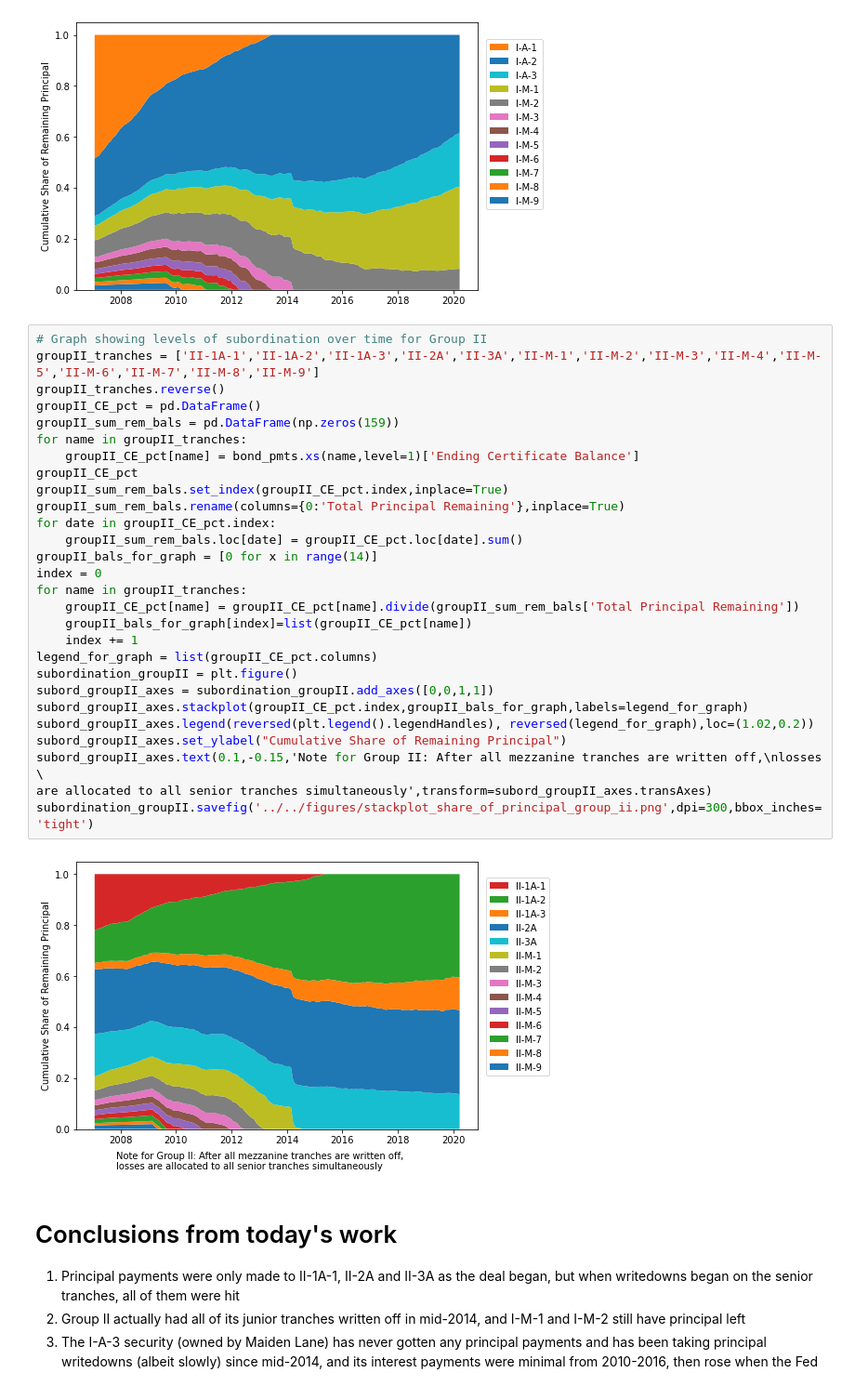
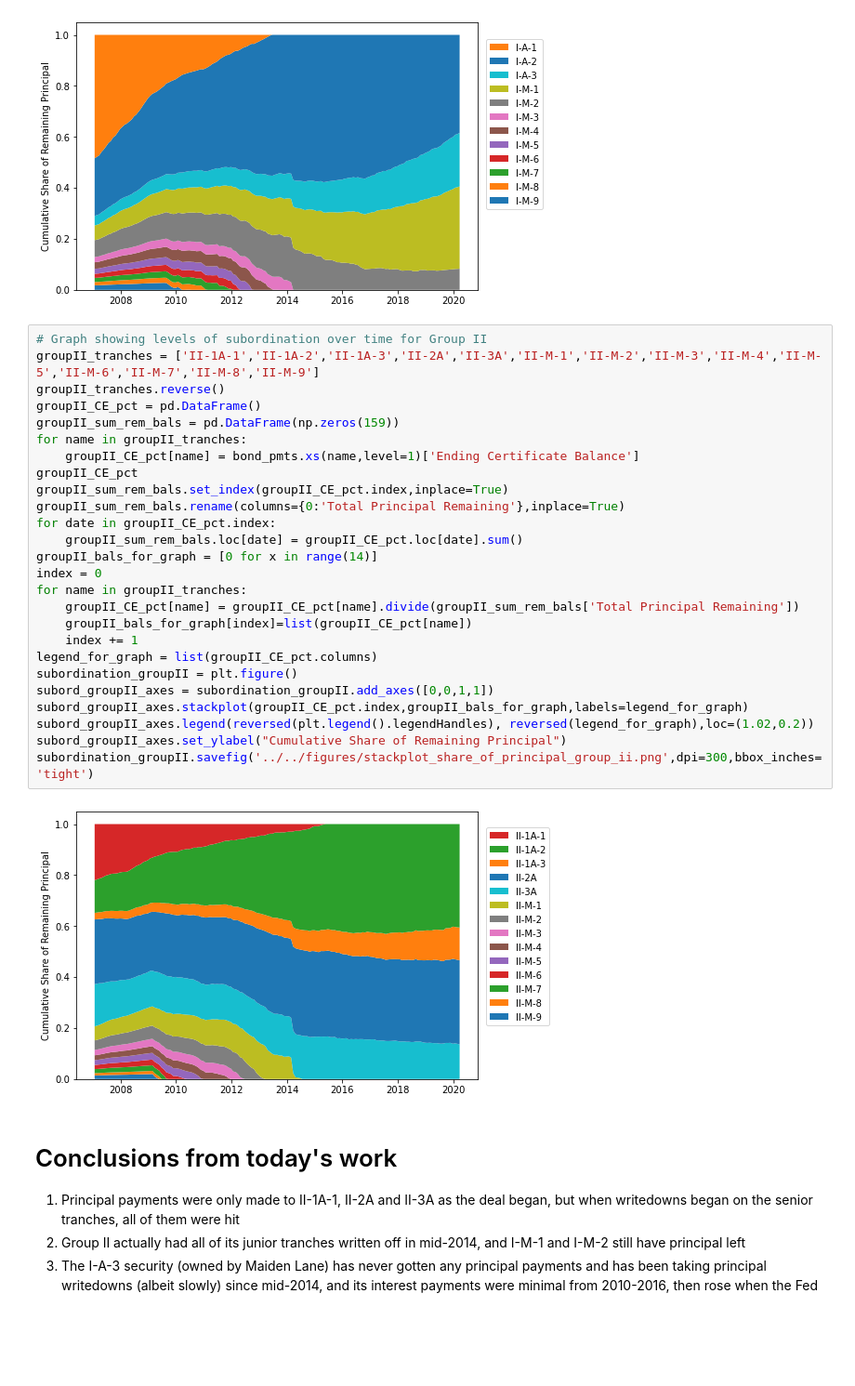
Before and after one commit to alexblumenfeld/mbs-postmortem, a Jupyter notebook: code/analysis/EDA_april_6.ipynb, the cells around one changed output. Shown at 93% size. Cells and saved outputs as stored; diff of their text form; blank space fills up the shorter version.

```diff
--- a/code/analysis/EDA_april_6.ipynb
+++ b/code/analysis/EDA_april_6.ipynb
@@ -183,33 +183,31 @@ subordination_groupI.savefig('../../figures/stackplot_share_of_principal_group_i
 # %%
 # Graph showing levels of subordination over time for Group II
 groupII_tranches = ['II-1A-1','II-1A-2','II-1A-3','II-2A','II-3A','II-M-1','II-M-2','II-M-3','II-M-4','II-M-5','II-M-6','II-M-7','II-M-8','II-M-9']
 groupII_tranches.reverse()
 groupII_CE_pct = pd.DataFrame()
 groupII_sum_rem_bals = pd.DataFrame(np.zeros(159))
 for name in groupII_tranches:
     groupII_CE_pct[name] = bond_pmts.xs(name,level=1)['Ending Certificate Balance']
 groupII_CE_pct
 groupII_sum_rem_bals.set_index(groupII_CE_pct.index,inplace=True)
 groupII_sum_rem_bals.rename(columns={0:'Total Principal Remaining'},inplace=True)
 for date in groupII_CE_pct.index:
     groupII_sum_rem_bals.loc[date] = groupII_CE_pct.loc[date].sum()
 groupII_bals_for_graph = [0 for x in range(14)]
 index = 0
 for name in groupII_tranches:
     groupII_CE_pct[name] = groupII_CE_pct[name].divide(groupII_sum_rem_bals['Total Principal Remaining'])
     groupII_bals_for_graph[index]=list(groupII_CE_pct[name])
     index += 1
 legend_for_graph = list(groupII_CE_pct.columns)
 subordination_groupII = plt.figure()
 subord_groupII_axes = subordination_groupII.add_axes([0,0,1,1])
 subord_groupII_axes.stackplot(groupII_CE_pct.index,groupII_bals_for_graph,labels=legend_for_graph)
 subord_groupII_axes.legend(reversed(plt.legend().legendHandles), reversed(legend_for_graph),loc=(1.02,0.2))
 subord_groupII_axes.set_ylabel("Cumulative Share of Remaining Principal")
-subord_groupII_axes.text(0.1,-0.15,'Note for Group II: After all mezzanine tranches are written off,\nlosses \
-are allocated to all senior tranches simultaneously',transform=subord_groupII_axes.transAxes)
 subordination_groupII.savefig('../../figures/stackplot_share_of_principal_group_ii.png',dpi=300,bbox_inches='tight')
 # %% [output]
-[figure, old version]
+[figure, new version]
 # %% [markdown]
 # Conclusions from today's work
 1. Principal payments were only made to II-1A-1, II-2A and II-3A as the deal began, but when writedowns began on the senior tranches, all of them were hit
```
Also changed, not shown: 13 other files.
